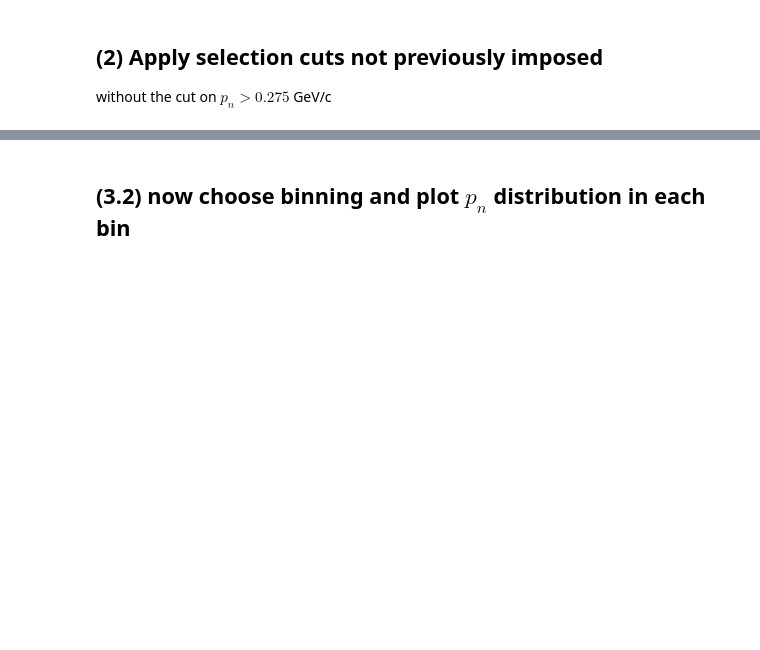
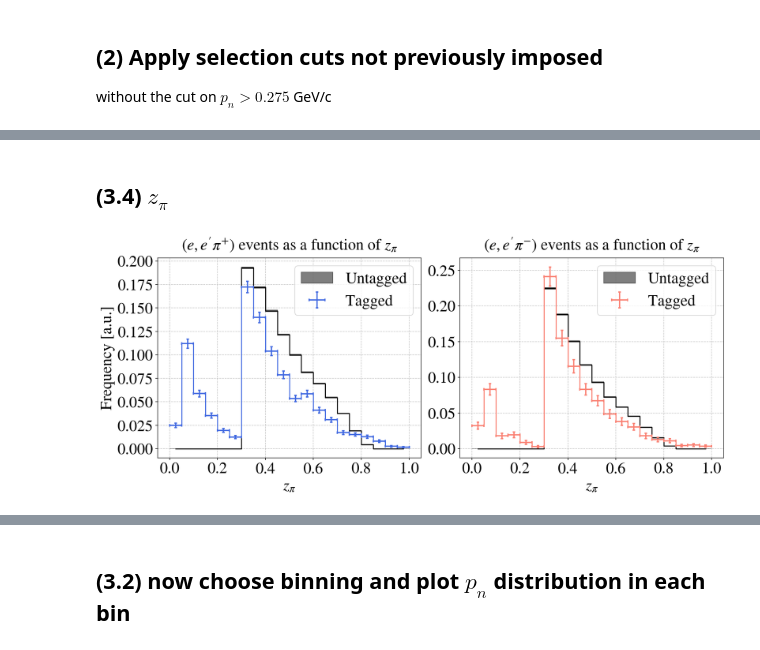
Before and after one commit to erezcoh4/SIDIS_at_BAND, a Jupyter notebook: PythonAnalysis/Kinematics/Xb_distribution.ipynb, the cells around one changed output, grey strips where cells are left out. Cells and saved outputs as stored; diff of their text form; code cells hidden in the pictures; blank space fills up the shorter version.

```diff
--- a/PythonAnalysis/Kinematics/Xb_distribution.ipynb
+++ b/PythonAnalysis/Kinematics/Xb_distribution.ipynb
@@ -99,0 +130,9 @@ plt.tight_layout()
+# %% [markdown]
+## (3.4) $z_{\pi}$
+# %%
+plot_SIDIS_variable(var  = 'Zpi',
+                    bins = np.linspace(0,1,21),
+                    varlabel = '$z_{\pi}$',
+                    varunits = '')
+# %% [output]
+[figure, added]
```
Also changed, not shown: parts of 22 cells of this notebook, 10 other files.
